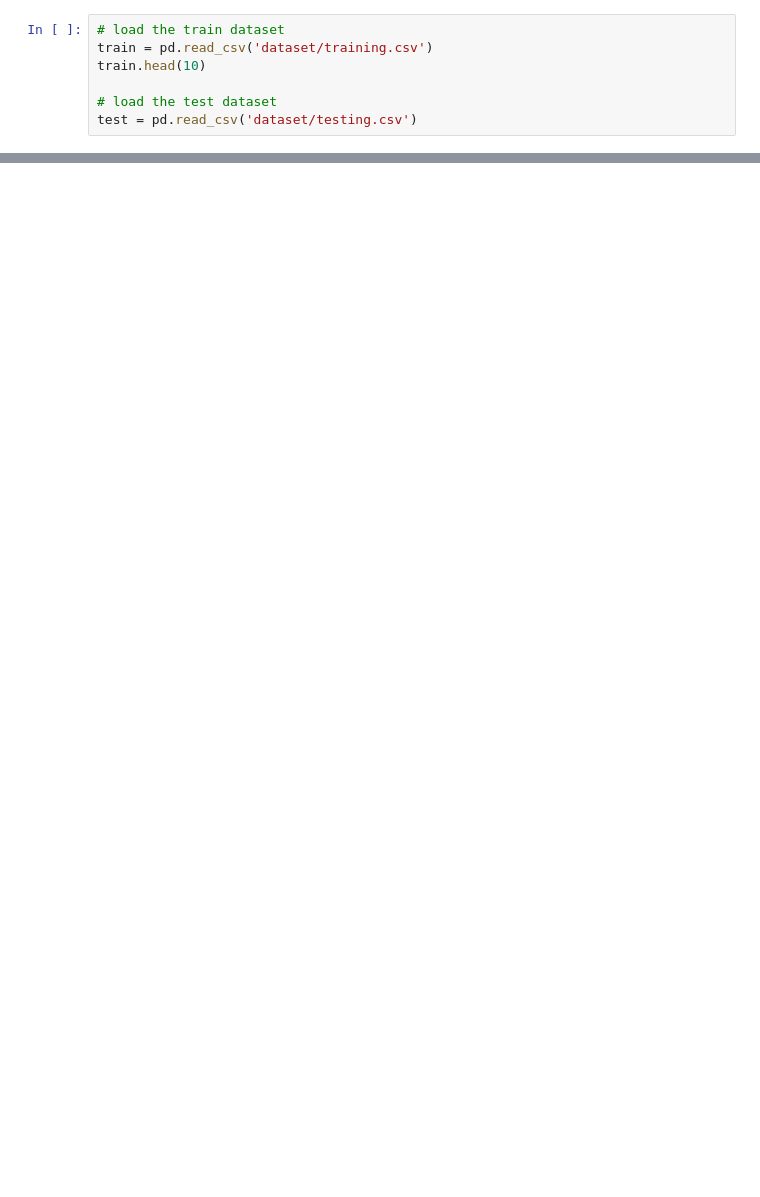
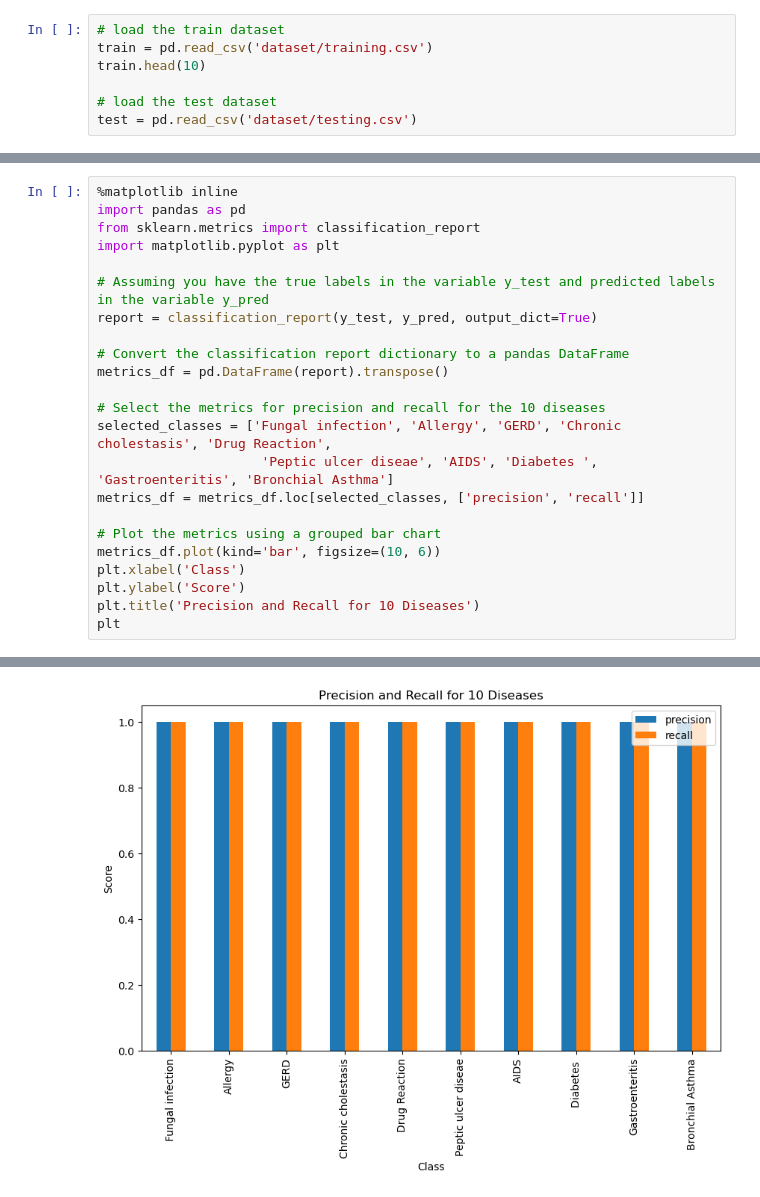
Before and after one commit to RifatXia/CSE499-Project, a Jupyter notebook: Project Notebook.ipynb, the cells around one changed output, grey strips where cells are left out. Saved outputs shown, nothing was run; the diff lists cells and outputs as text; blank space fills up the shorter version.

```diff
--- a/Project Notebook.ipynb
+++ b/Project Notebook.ipynb
@@ -54,0 +85,24 @@ Accuracy: 1.0
+# %%
+%matplotlib inline
+import pandas as pd
+from sklearn.metrics import classification_report
+import matplotlib.pyplot as plt
+
+# Assuming you have the true labels in the variable y_test and predicted labels in the variable y_pred
+report = classification_report(y_test, y_pred, output_dict=True)
+
+# Convert the classification report dictionary to a pandas DataFrame
+metrics_df = pd.DataFrame(report).transpose()
+
+# Select the metrics for precision and recall for the 10 diseases
+selected_classes = ['Fungal infection', 'Allergy', 'GERD', 'Chronic cholestasis', 'Drug Reaction',
+                     'Peptic ulcer diseae', 'AIDS', 'Diabetes ', 'Gastroenteritis', 'Bronchial Asthma']
+metrics_df = metrics_df.loc[selected_classes, ['precision', 'recall']]
+
+# Plot the metrics using a grouped bar chart
+metrics_df.plot(kind='bar', figsize=(10, 6))
+plt.xlabel('Class')
+plt.ylabel('Score')
+plt.title('Precision and Recall for 10 Diseases')
+plt
+# %% [output]
@@ -54,0 +110 @@ Accuracy: 1.0
+[figure, added]
```
Also changed, not shown: parts of 6 cells of this notebook, 14 other files.
